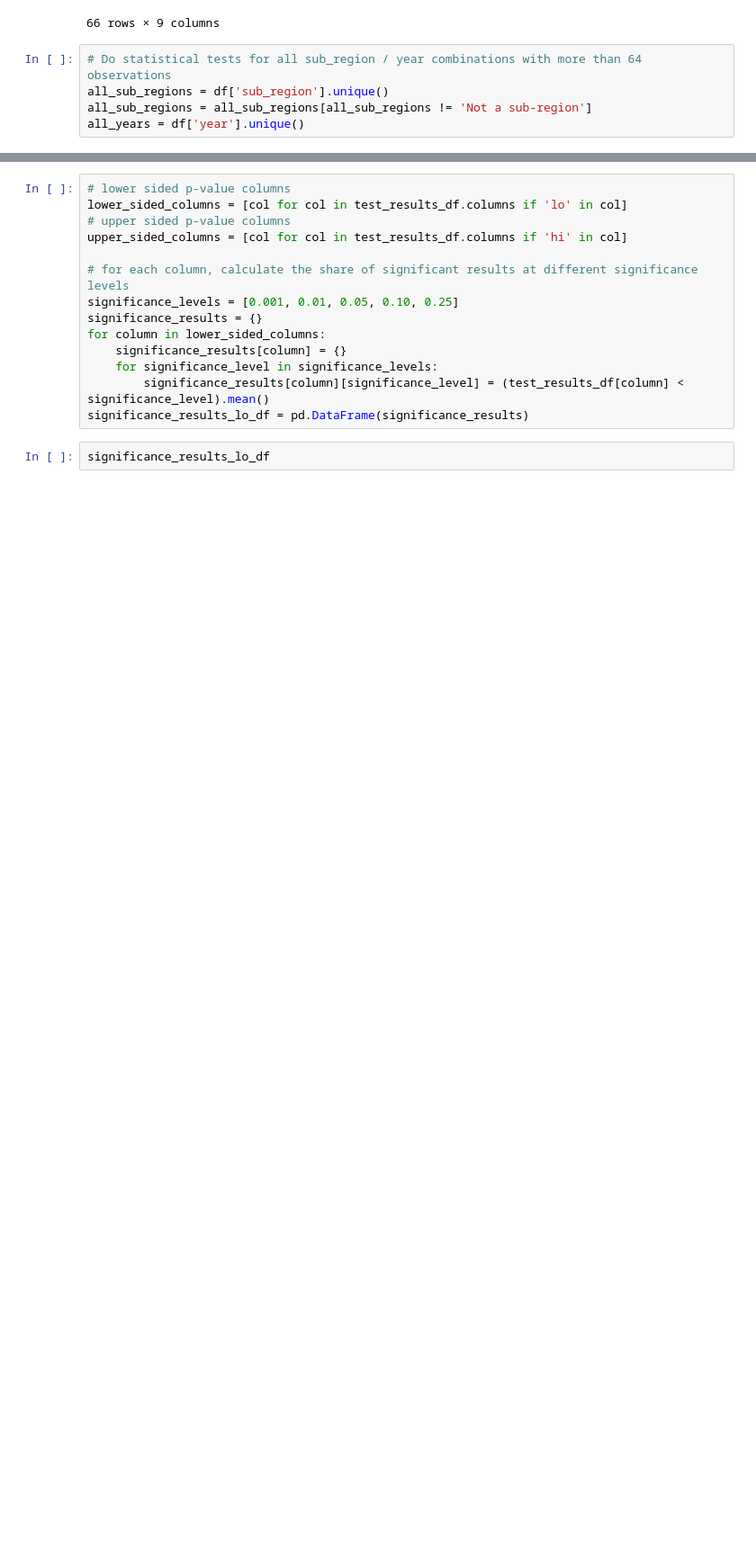
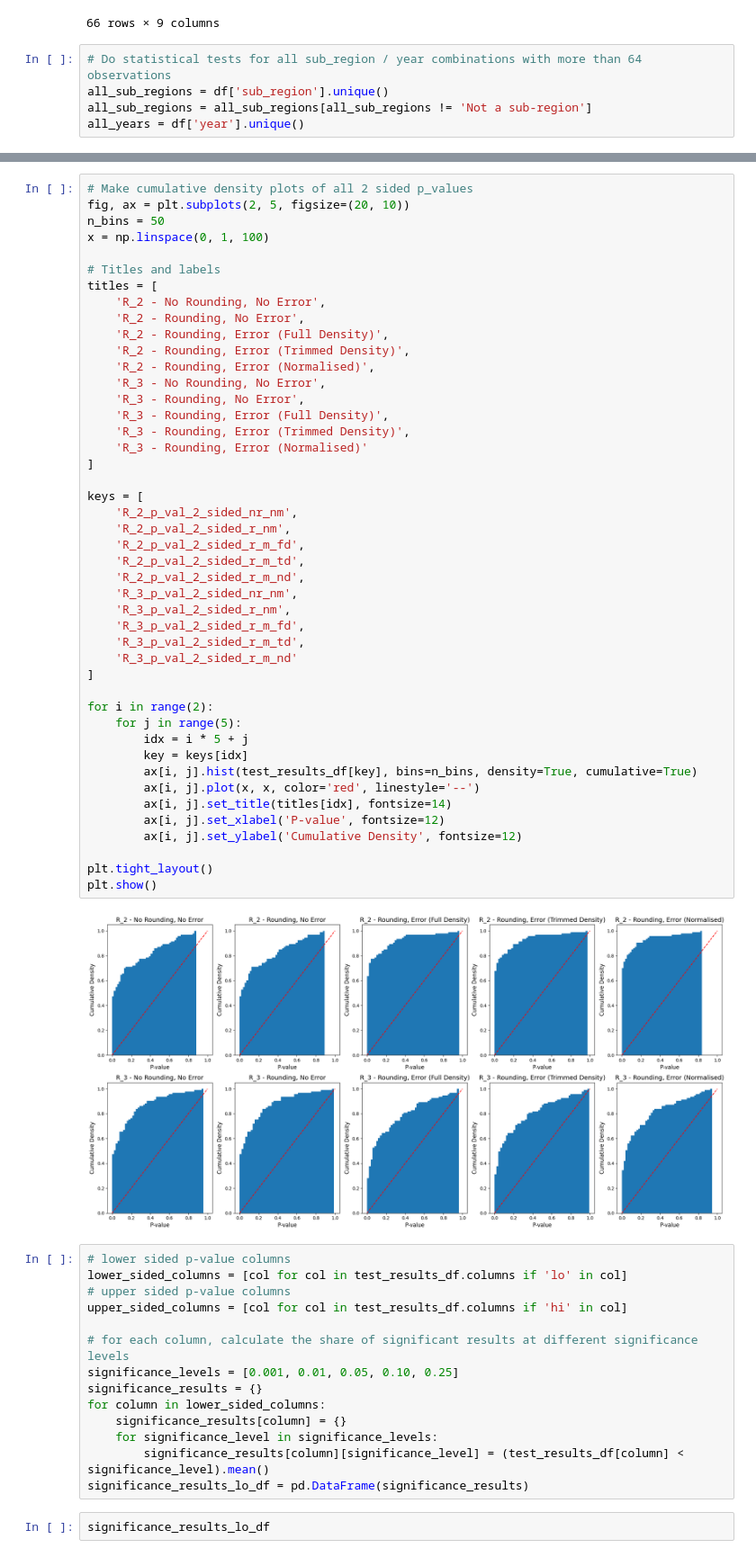
Before and after one commit to plhocker/top_wealth_thesis, a Jupyter notebook: Notebooks/extension/measurement_error.ipynb, the cells around one changed output, grey strips where cells are left out. Shown at 90% size. Drawn from its saved outputs; the diff is of its cells as text; blank space fills up the shorter version.

```diff
--- a/Notebooks/extension/measurement_error.ipynb
+++ b/Notebooks/extension/measurement_error.ipynb
@@ -704,3 +703,50 @@ plt.show()
+# %%
+# Make cumulative density plots of all 2 sided p_values
+fig, ax = plt.subplots(2, 5, figsize=(20, 10))
+n_bins = 50
+x = np.linspace(0, 1, 100)
+
+# Titles and labels
+titles = [
+    'R_2 - No Rounding, No Error',
+    'R_2 - Rounding, No Error',
+    'R_2 - Rounding, Error (Full Density)',
+    'R_2 - Rounding, Error (Trimmed Density)',
+    'R_2 - Rounding, Error (Normalised)',
+    'R_3 - No Rounding, No Error',
+    'R_3 - Rounding, No Error',
+    'R_3 - Rounding, Error (Full Density)',
+    'R_3 - Rounding, Error (Trimmed Density)',
+    'R_3 - Rounding, Error (Normalised)'
+]
+
+keys = [
+    'R_2_p_val_2_sided_nr_nm',
+    'R_2_p_val_2_sided_r_nm',
+    'R_2_p_val_2_sided_r_m_fd',
+    'R_2_p_val_2_sided_r_m_td',
+    'R_2_p_val_2_sided_r_m_nd',
+    'R_3_p_val_2_sided_nr_nm',
+    'R_3_p_val_2_sided_r_nm',
+    'R_3_p_val_2_sided_r_m_fd',
+    'R_3_p_val_2_sided_r_m_td',
+    'R_3_p_val_2_sided_r_m_nd'
+]
+
+for i in range(2):
+    for j in range(5):
+        idx = i * 5 + j
+        key = keys[idx]
+        ax[i, j].hist(test_results_df[key], bins=n_bins, density=True, cumulative=True)
+        ax[i, j].plot(x, x, color='red', linestyle='--')
+        ax[i, j].set_title(titles[idx], fontsize=14)
+        ax[i, j].set_xlabel('P-value', fontsize=12)
+        ax[i, j].set_ylabel('Cumulative Density', fontsize=12)
+
+plt.tight_layout()
+plt.show()
+# %% [output]
+[figure, added]
 # %%
 # lower sided p-value columns
 lower_sided_columns = [col for col in test_results_df.columns if 'lo' in col]
```
Also changed, not shown: parts of 15 cells of this notebook, 19 other files.
